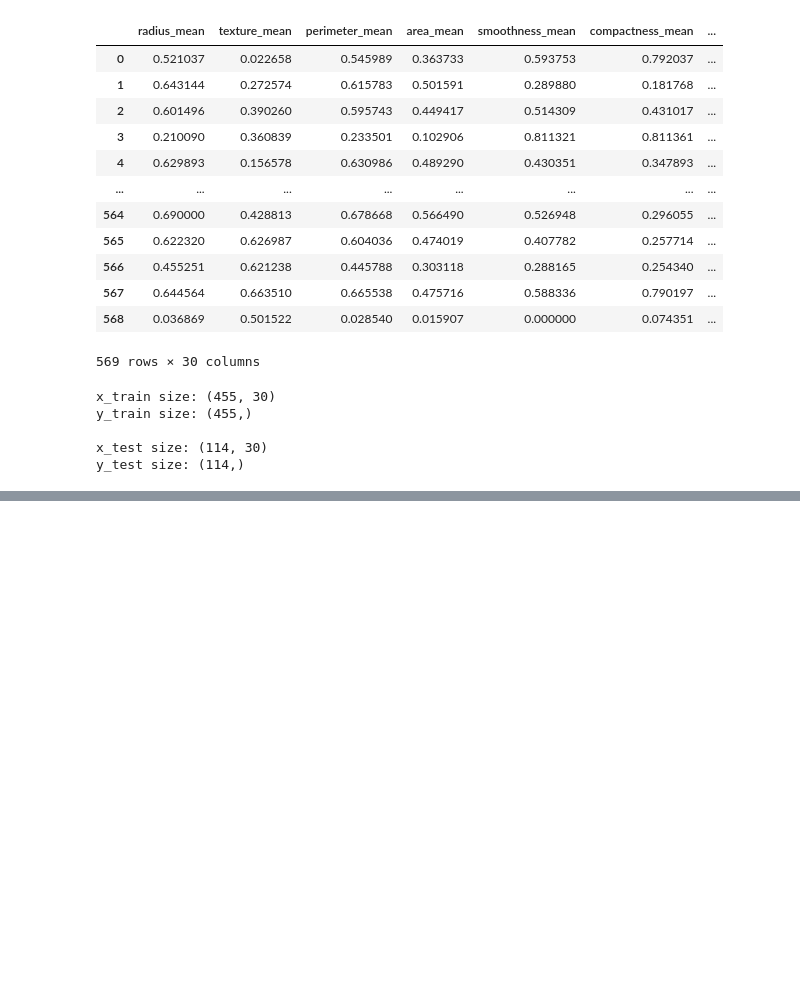
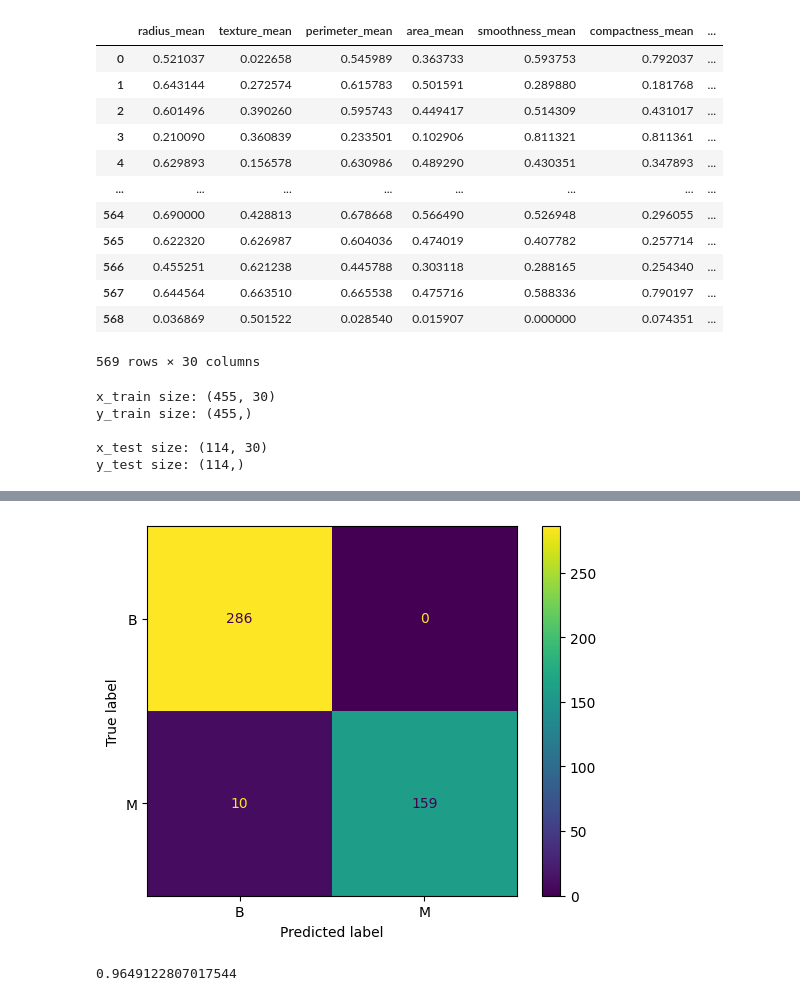
Before and after one commit to alyssuhlee/Most-Effective-Model-for-Accurate-Breast-Cancer-Prediction, a Jupyter notebook: Breast Cancer Prediction.ipynb, the cells around one changed output, grey strips where cells are left out. Saved outputs shown, nothing was run; the diff lists cells and outputs as text; code cells hidden in the pictures; blank space fills up the shorter version.

```diff
--- a/Breast Cancer Prediction.ipynb
+++ b/Breast Cancer Prediction.ipynb
@@ -185,0 +271,13 @@ plt.show()
+# %%
+knn_train_matrix = confusion_matrix(y_train, knn_y_train_pred)
+disp = ConfusionMatrixDisplay(confusion_matrix=knn_train_matrix, display_labels=knn_model.classes_)
+disp.plot()
+plt.show()
+# %% [output]
+[figure, added]
+# %%
+knn_y_test_pred = knn_model.predict(x_test)
+knn_accuracy_test = accuracy_score(y_test, knn_y_test_pred)
+print(knn_accuracy_test)
+# %% [output]
+0.9649122807017544
```
Also changed, not shown: parts of 53 cells of this notebook.
